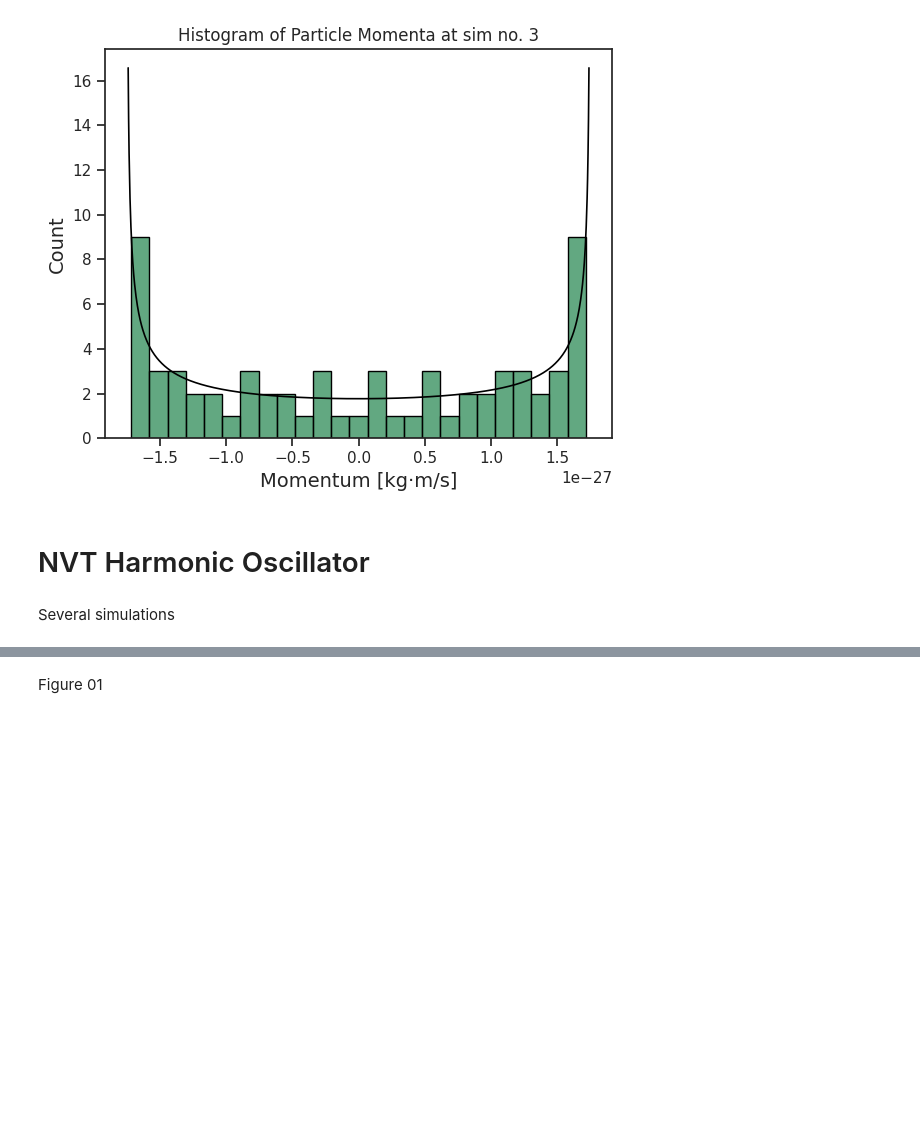
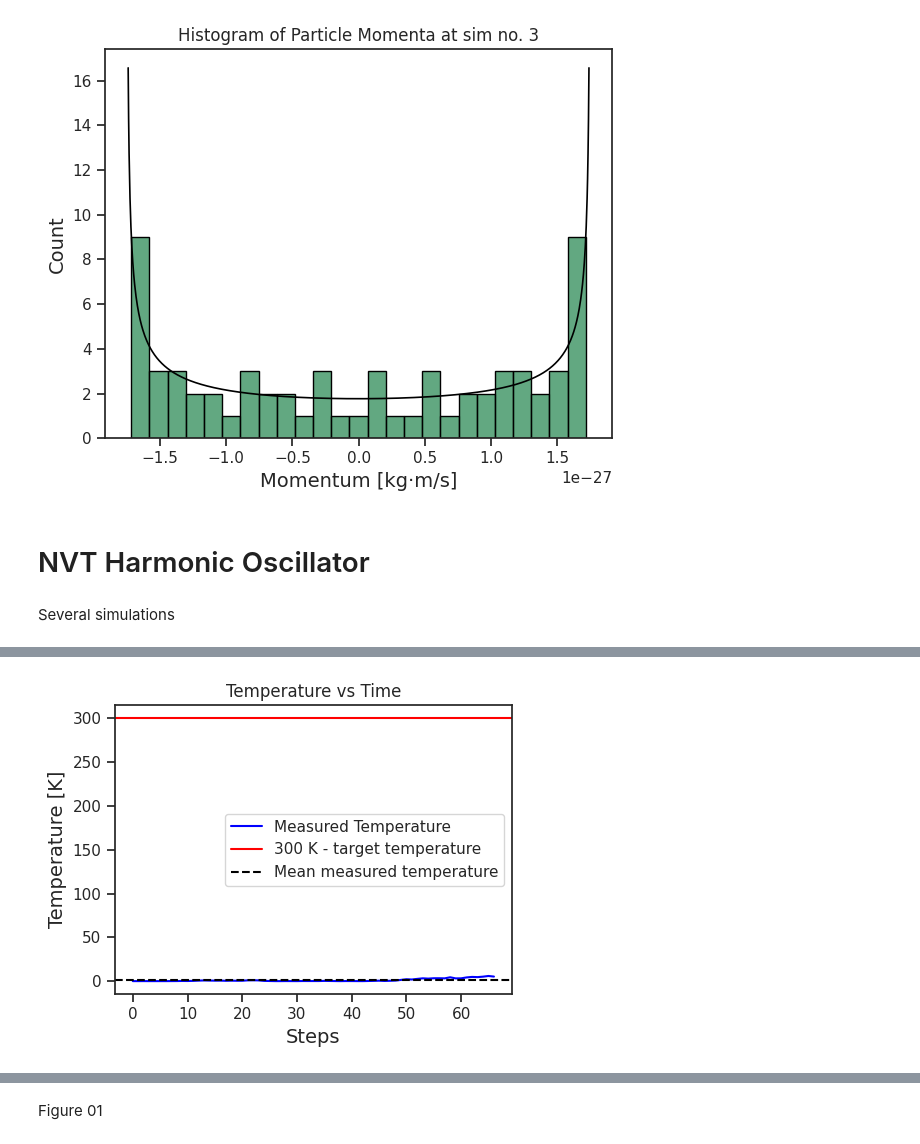
Before and after one commit to SagiMeir/Simulations4Beginners, a Jupyter notebook: sim4beginners.ipynb, the cells around one changed output, grey strips where cells are left out. Cells and saved outputs as stored; diff of their text form; code cells hidden in the pictures; blank space fills up the shorter version.

```diff
--- a/sim4beginners.ipynb
+++ b/sim4beginners.ipynb
@@ -660,0 +686,18 @@ for i, gamma in enumerate(np.linspace(11, 14, 7)):
+# %%
+#Gamma is smaller than omega
+t_target = 300
+df = pd.read_csv("sim_NVT1.log", sep = r'\s+')
+temp = (2 * df["K"].values)/(BOLTZMANN)
+
+fig, ax = plt.subplots(figsize = (5, 4))
+ax.plot(temp, color = 'blue', label = 'Measured Temperature')
+ax.axhline(t_target, color = 'red', label = '300 K - target temperature')
+ax.set_ylabel("Temperature [K]")
+ax.set_xlabel("Steps")
+ax.axhline(temp.mean(), color = 'black', linestyle = '--', label = 'Mean measured temperature')
+ax.set_title("Temperature vs Time")
+ax.legend()
+plt.tight_layout()
+plt.show()
+# %% [output]
+[figure, added]
```
Also changed, not shown: parts of 7 cells of this notebook.
